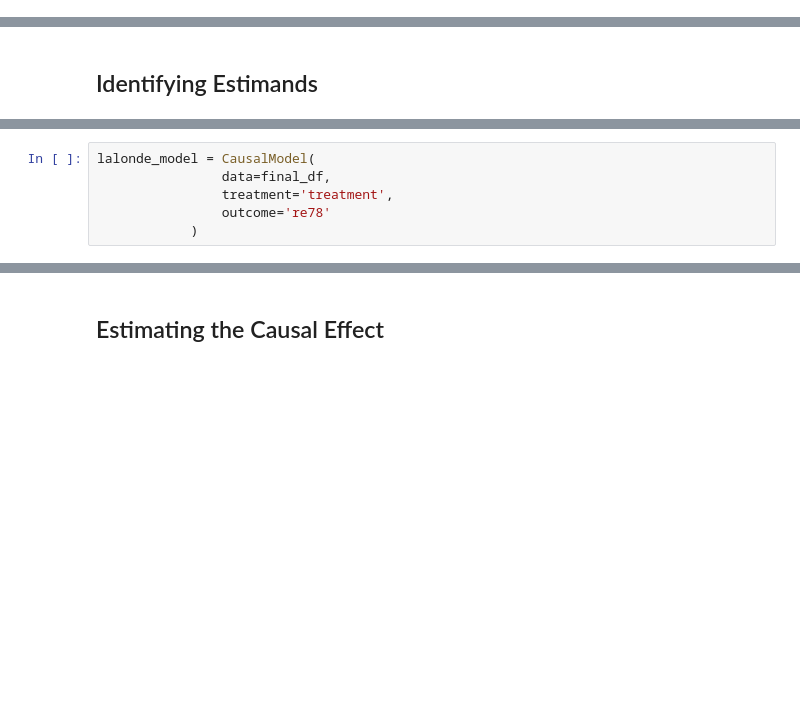
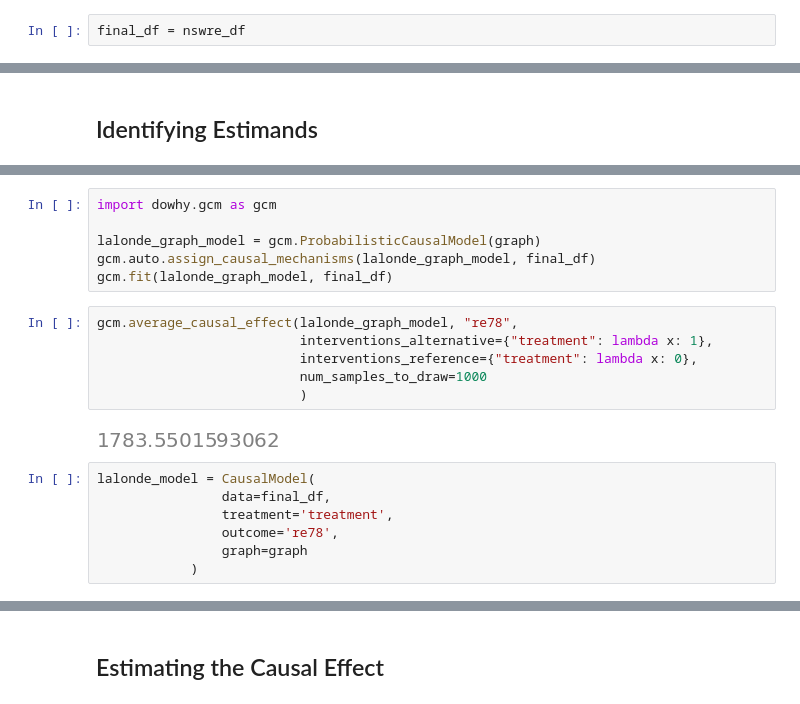
Before and after one commit to 8toz/causal_lalonde, a Jupyter notebook: causal_effect_estimation.ipynb, the cells around one changed output, grey strips where cells are left out. Cells and saved outputs as stored; diff of their text form; blank space fills up the shorter version.

```diff
--- a/causal_effect_estimation.ipynb
+++ b/causal_effect_estimation.ipynb
@@ -28,3 +21,5 @@ lalonde_original
+# %%
+final_df = nswre_df
 # %% [markdown]
 Now we load the different graphs generated from the Causal Discovery Colab Notebook
 # %%
@@ -93,8 +98,23 @@ final_df.head()
+# %%
+import dowhy.gcm as gcm
+
+lalonde_graph_model = gcm.ProbabilisticCausalModel(graph)
+gcm.auto.assign_causal_mechanisms(lalonde_graph_model, final_df)
+gcm.fit(lalonde_graph_model, final_df)
+# %%
+gcm.average_causal_effect(lalonde_graph_model, "re78",
+                          interventions_alternative={"treatment": lambda x: 1},
+                          interventions_reference={"treatment": lambda x: 0},
+                          num_samples_to_draw=1000
+                          )
+# %% [output]
+[figure, added]
 # %%
 lalonde_model = CausalModel(
                 data=final_df,
                 treatment='treatment',
-                outcome='re78'
+                outcome='re78',
+                graph=graph
             )
 # %%
 #Identify the causal effect for the ihdp dataset
```
Also changed, not shown: parts of 12 cells of this notebook, 1 other file.
